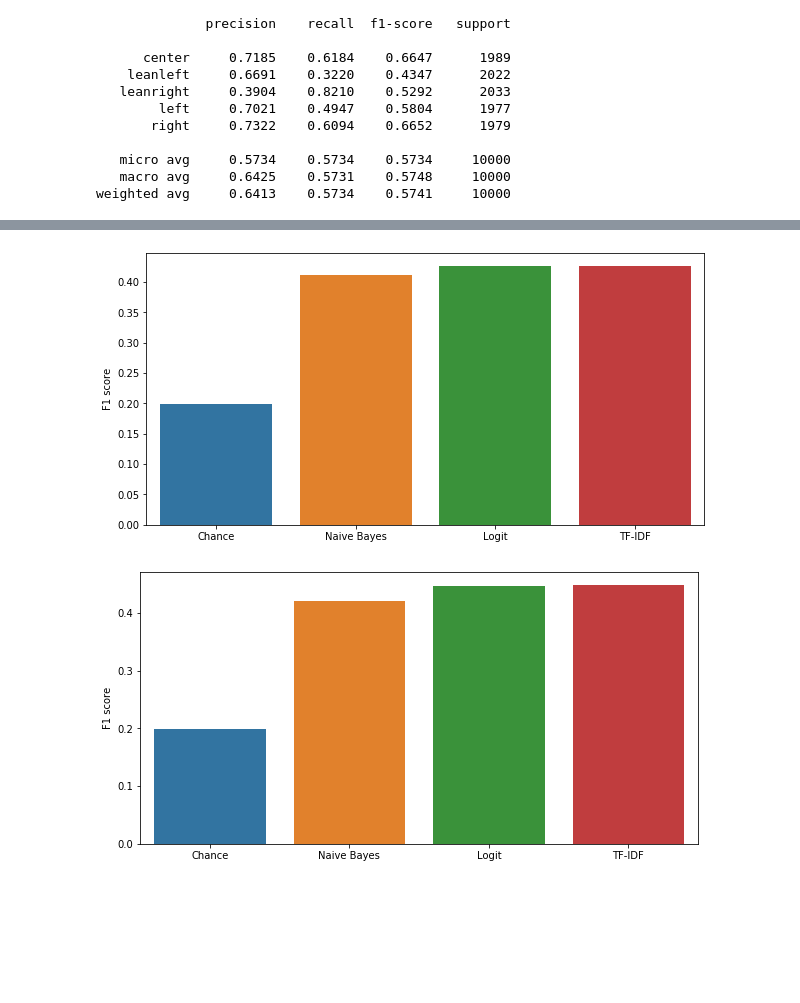
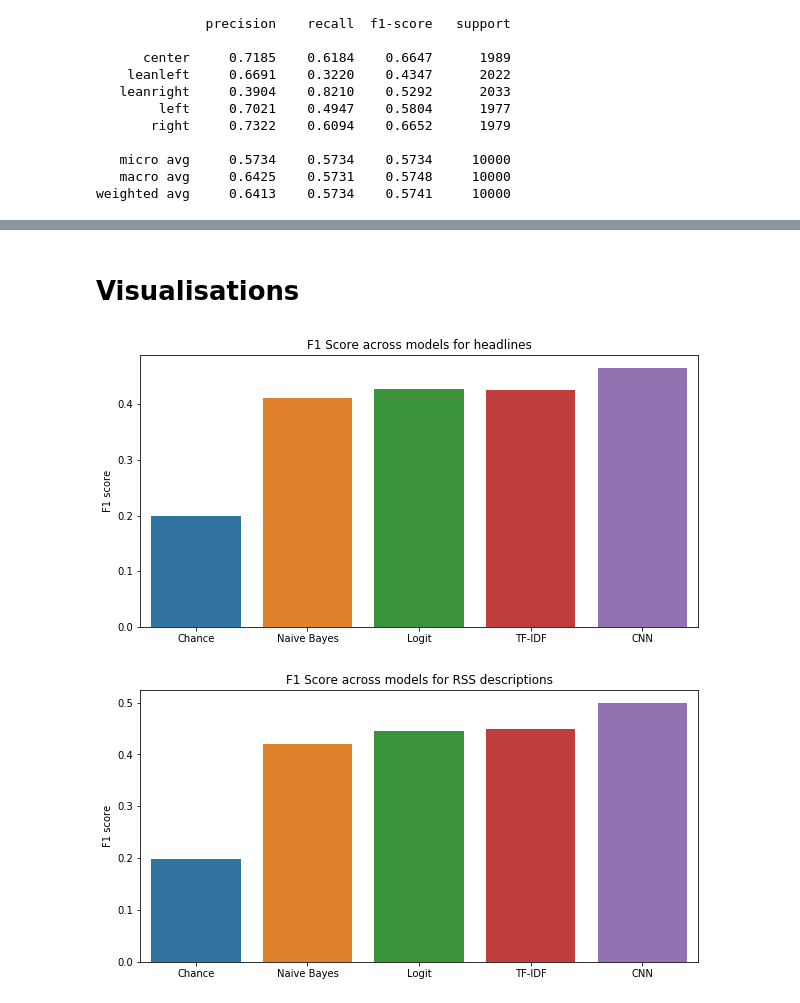
Before and after one commit to allisonkoh/e1291-news-analysis, a Jupyter notebook: baseline_metrics.ipynb, the cells around one changed output, grey strips where cells are left out. Saved outputs shown, nothing was run; the diff lists cells and outputs as text; code cells hidden in the pictures; blank space fills up the shorter version.

```diff
--- a/baseline_metrics.ipynb
+++ b/baseline_metrics.ipynb
@@ -361,17 +434,21 @@ weighted avg     0.6413    0.5734    0.5741     10000
+# %% [markdown]
+# Visualisations
 # %%
 # HEADLINE: plot
 
 # using matplotlib to change the y-axis
 fig = plt.figure(figsize=(10,5))
 ax = fig.add_subplot(111)
 ax.set_ylabel('F1 score')
 
 # using seaborn to create the plot
 graph1 = sns.barplot(
-    x= ['Chance', 'Naive Bayes', 'Logit', 'TF-IDF'],
-    y= [0.1986, 0.4120, 0.4265, 0.4262])
+    x= ['Chance', 'Naive Bayes', 'Logit', 'TF-IDF', 'CNN'],
+    y= [0.1986, 0.4120, 0.4265, 0.4262, 0.4652]).set_title("F1 Score across models for headlines")
+
+fig.savefig("comparison_headline.png", dpi=200)
 # %% [output]
-[figure, old version]
+[figure, new version]
 # %%
 # RSS DESCRIPTIONS: plot
 
@@ -382,10 +459,12 @@ ax.set_ylabel('F1 score')
 
 # using seaborn to create the plot
 graph2 = sns.barplot(
-    x= ['Chance', 'Naive Bayes', 'Logit', 'TF-IDF'],
-    y= [0.1986, 0.4204, 0.4459, 0.4485])
+    x= ['Chance', 'Naive Bayes', 'Logit', 'TF-IDF', 'CNN'],
+    y= [0.1986, 0.4204, 0.4459, 0.4485, 0.4994]).set_title("F1 Score across models for RSS descriptions")
+
+fig.savefig("comparison_descriptions.png", dpi=200)
 # %% [output]
-[figure, old version]
+[figure, new version]
 # %%
 # FULL TEXT: plot
 
```
Also changed, not shown: parts of 7 cells of this notebook.
